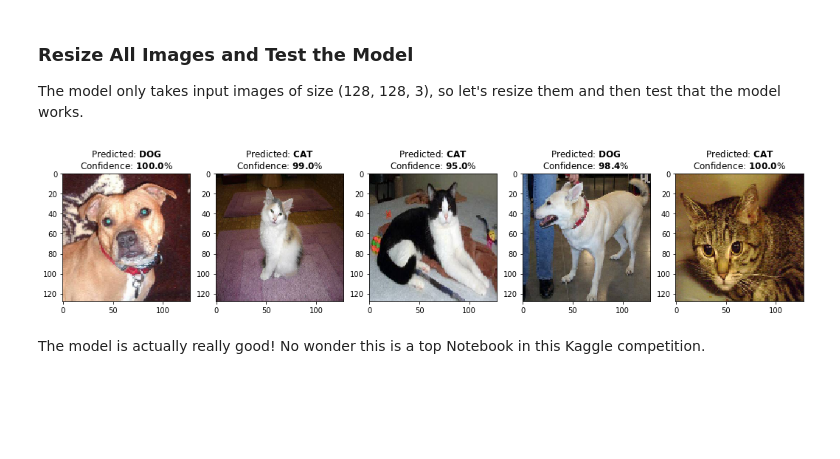
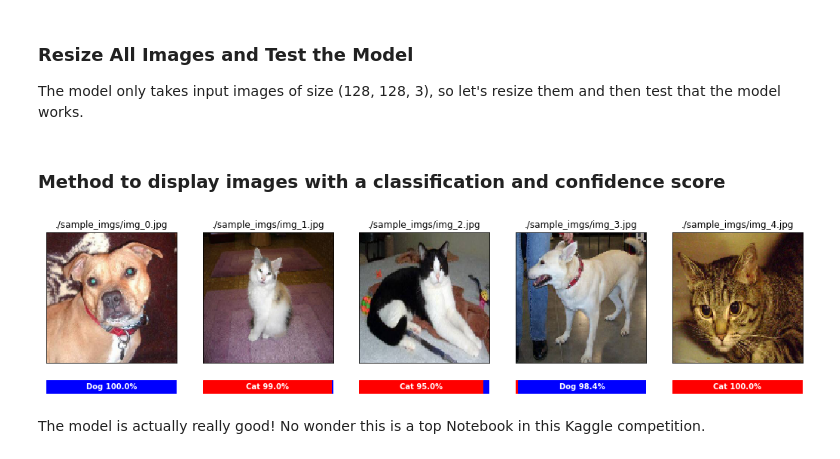
Before and after one commit to etotheipi/toptal_tensorflow_blog_post, a Jupyter notebook: adversarial_example/adversarial_cats_dogs.ipynb, the cells around one changed output. Saved outputs shown, nothing was run; the diff lists cells and outputs as text; code cells hidden in the pictures; blank space fills up the shorter version.

```diff
--- a/adversarial_example/adversarial_cats_dogs.ipynb
+++ b/adversarial_example/adversarial_cats_dogs.ipynb
@@ -160,13 +143,3 @@ Example images:
 The model only takes input images of size (128, 128, 3), so let's resize them and then test that the model works.
 # %%
 resz_imgs = dict([(fn, tf.image.resize(img, size=IMG_SIZE_2D)) for fn,img in sample_imgs.items()])
-
-fig, axs = plt.subplots(1,5,figsize=(18,6))
-i = 0
-for fn,img in resz_imgs.items():
-    axs[i].imshow(img)
-    disp_str = get_eval_str(model, img)
-    axs[i].set_title(disp_str)
-    i += 1
-# %% [output]
-[figure, removed]
@@ -173,3 +150,43 @@ for fn,img in resz_imgs.items():
+# %% [markdown]
+### Method to display images with a classification and confidence score
+# %%
+# Display resized image with filled bar below it to show how much confidence in cat vs dog
+def plot_classification(model, img, title, fig=None, spec=None, col=0):
+    if fig is None:
+        fig = plt.figure(figsize=(4.5, 6))
+        spec = fig.add_gridspec(ncols=1, nrows=2, height_ratios=[10, 1])
+
+    ax = fig.add_subplot(spec[0, col])
+    ax.imshow(img)
+    ax.set_xticks([])
+    ax.set_yticks([])
+    ax.set_title(title)
+
+    probas = get_model_output(model, img).numpy()
+
+    ax_bar = fig.add_subplot(spec[1, col])
+    ax_bar.add_artist(mpatch.Rectangle((0,0), probas[0], 1.0, color='r'))
+    ax_bar.add_artist(mpatch.Rectangle((probas[0],0), 1-probas[0], 1.0, color='b'))
+
+    if probas[0] > 0.5:
+        pstr = f'Cat {probas[0]*100.0:.1f}%'
+        text_ctr = (probas[0] / 2.0, 0.5)
+    else:
+        pstr = f'Dog {probas[1]*100.0:.1f}%'
+        text_ctr = (probas[0] + probas[1] / 2.0, 0.5)
+
+    ax_bar.annotate(f'{pstr}', text_ctr, color='w', weight='bold', ha='center', va='center')
+    ax_bar.set_xlim(0,1.0)
+    plt.axis('off')
+# %%
+fig = plt.figure(figsize=(18, 4))
+spec = fig.add_gridspec(ncols=5, nrows=2, height_ratios=[10, 1])
+i = 0
+for fn,img in resz_imgs.items():
+    plot_classification(model, img, fn, fig, spec, i)
+    i += 1
+# %% [output]
+[figure, added]
 # %% [markdown]
 The model is actually really good!  No wonder this is a top Notebook in this Kaggle competition.
 # %% [markdown]
```
Also changed, not shown: parts of 8 cells of this notebook, 2 other files.
